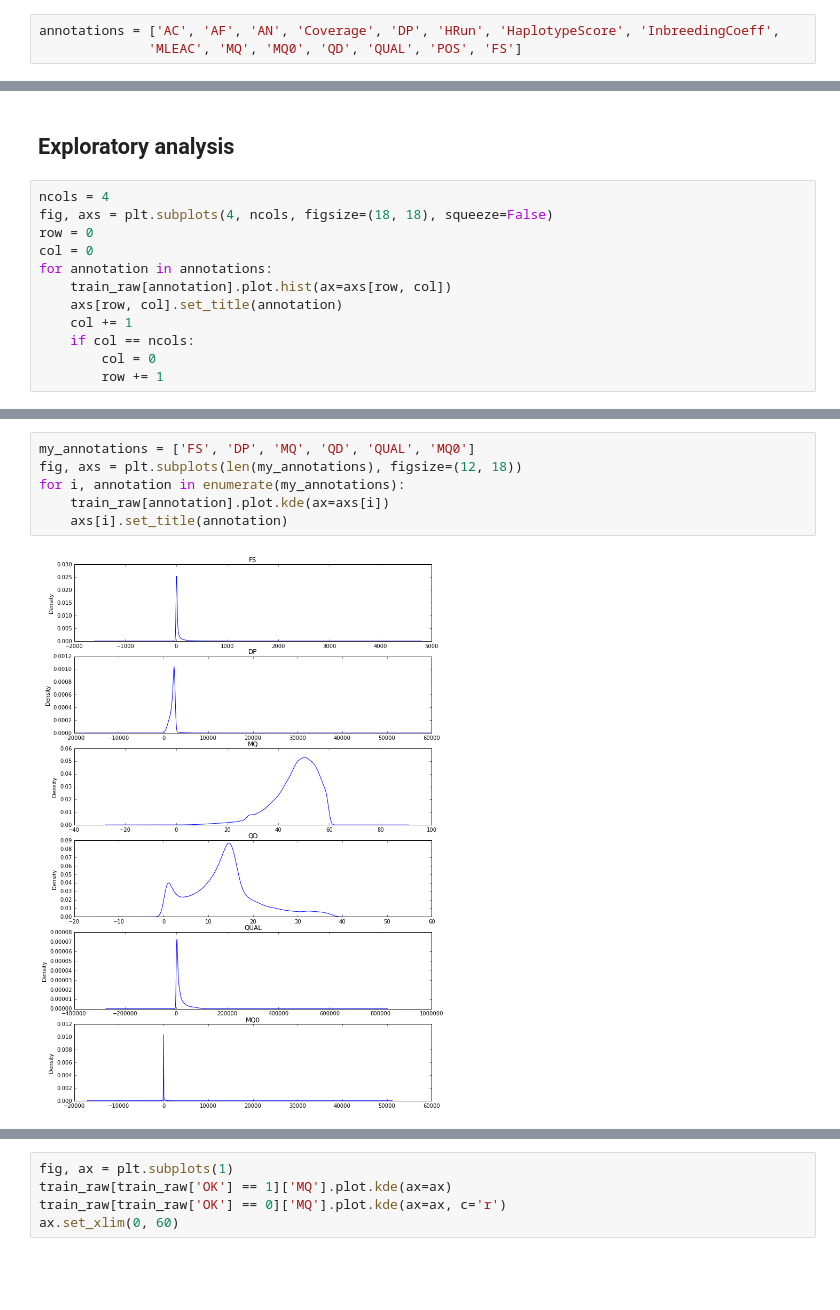
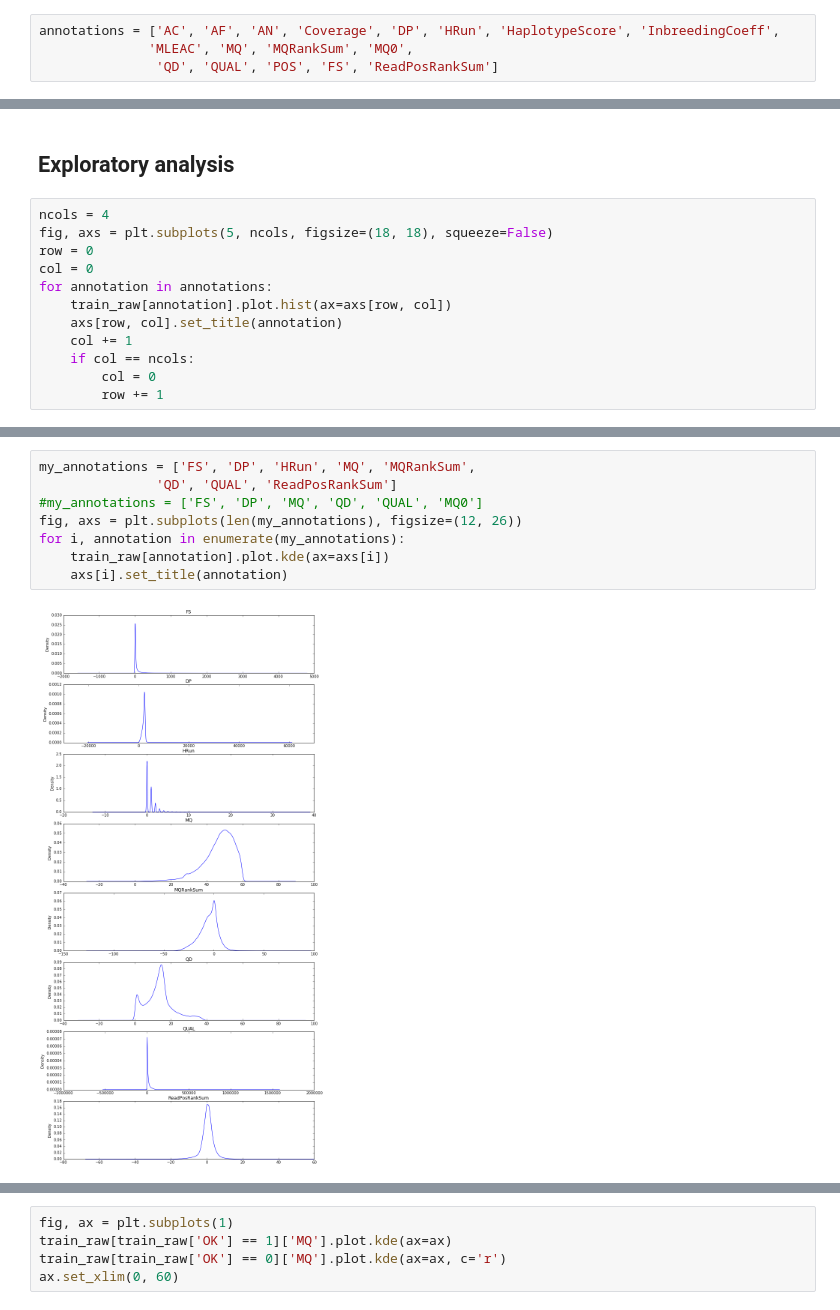
Before and after one commit to tiagoantao/data-science-teaching, a Jupyter notebook: notebooks/Filtering_Parameters.ipynb, the cells around one changed output, grey strips where cells are left out. Saved outputs shown, nothing was run; the diff lists cells and outputs as text; blank space fills up the shorter version.

```diff
--- a/notebooks/Filtering_Parameters.ipynb
+++ b/notebooks/Filtering_Parameters.ipynb
@@ -156,7 +156,8 @@ for entry in store_3L.get_node('/3L/variants'):
 /3L/variants/svlen (EArray(2501730,), shuffle, zlib(1)) ''
 # %%
 annotations = ['AC', 'AF', 'AN', 'Coverage', 'DP', 'HRun', 'HaplotypeScore', 'InbreedingCoeff',
-              'MLEAC', 'MQ', 'MQ0', 'QD', 'QUAL', 'POS', 'FS']
+              'MLEAC', 'MQ', 'MQRankSum', 'MQ0',
+               'QD', 'QUAL', 'POS', 'FS', 'ReadPosRankSum']
 # %%
 def get_train(annotations, return_scaler=False, normalize=True, scale=True):
     train_X = []
@@ -209,7 +210,7 @@ train_no_norm = get_train(annotations, normalize=False)
 ## Exploratory analysis
 # %%
 ncols = 4
-fig, axs = plt.subplots(4, ncols, figsize=(18, 18), squeeze=False)
+fig, axs = plt.subplots(5, ncols, figsize=(18, 18), squeeze=False)
 row = 0
 col = 0
 for annotation in annotations:
@@ -224,8 +225,10 @@ for annotation in annotations:
 # %%
-my_annotations = ['FS', 'DP', 'MQ', 'QD', 'QUAL', 'MQ0']
-fig, axs = plt.subplots(len(my_annotations), figsize=(12, 18))
+my_annotations = ['FS', 'DP', 'HRun', 'MQ', 'MQRankSum',
+               'QD', 'QUAL', 'ReadPosRankSum']
+#my_annotations = ['FS', 'DP', 'MQ', 'QD', 'QUAL', 'MQ0']
+fig, axs = plt.subplots(len(my_annotations), figsize=(12, 26))
 for i, annotation in enumerate(my_annotations):
     train_raw[annotation].plot.kde(ax=axs[i])
     axs[i].set_title(annotation)
 # %% [output]
-[figure, old version]
+[figure, new version]
```
Also changed, not shown: parts of 38 cells of this notebook.
